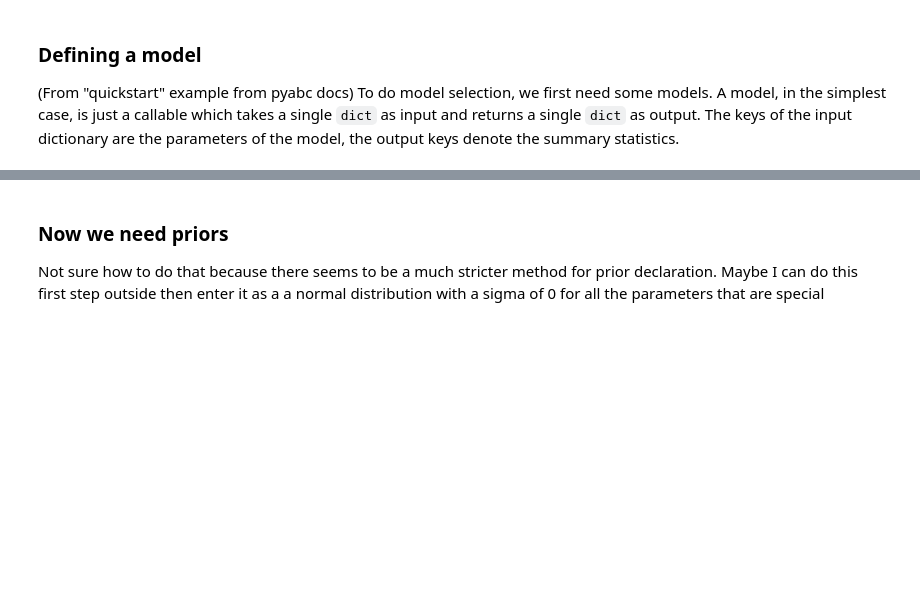
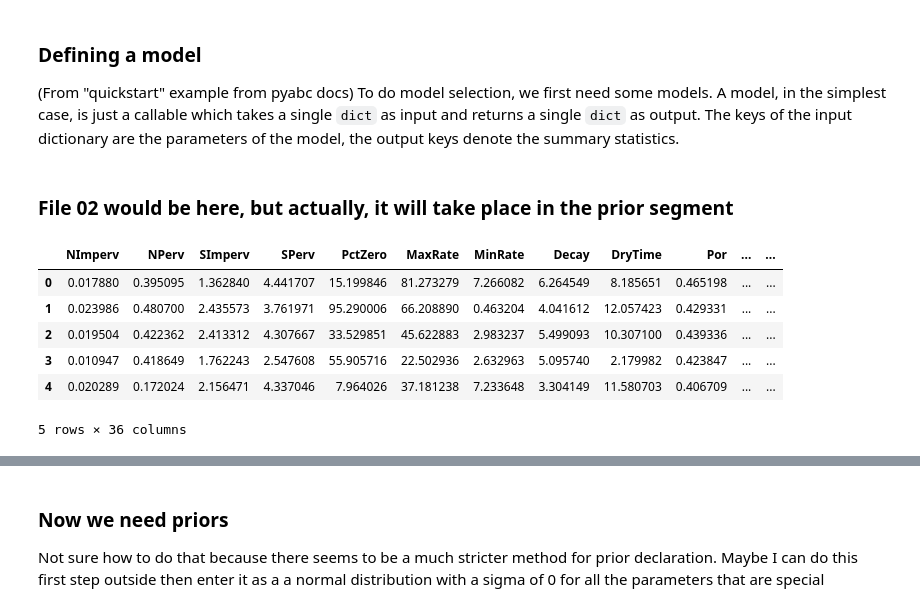
Before and after one commit to puruckertom/chelsvig_urban_pesticides, a Jupyter notebook: jupyter_notebooks/pyabc_designing_my_model.ipynb, the cells around one changed output, grey strips where cells are left out. Drawn from its saved outputs; the diff is of its cells as text; code cells hidden in the pictures; blank space fills up the shorter version.

```diff
--- a/jupyter_notebooks/pyabc_designing_my_model.ipynb
+++ b/jupyter_notebooks/pyabc_designing_my_model.ipynb
@@ -72,0 +86,2 @@ def model(parameters: dict) -> dict:
+# %% [markdown]
+### File 02 would be here, but actually, it will take place in the prior segment
@@ -72,0 +107,12 @@ def model(parameters: dict) -> dict:
+# %%
+pd.concat([pd.read_csv(os.path.join(dir_path, "io", "lhs_sampled_params.csv"), index_col=0),
+                        pd.read_csv(os.path.join(dir_path, "io", "lhs_sampled_params_vvwm.csv"), index_col=0)],
+                      axis = 1)
+# %% [output]
+|  | NImperv | NPerv | SImperv | SPerv | PctZero | MaxRate | MinRate | Decay | DryTime | Por | ... | ... |
+| 0 | 0.017880 | 0.395095 | 1.362840 | 4.441707 | 15.199846 | 81.273279 | 7.266082 | 6.264549 | 8.185651 | 0.465198 | ... | ... |
+| 1 | 0.023986 | 0.480700 | 2.435573 | 3.761971 | 95.290006 | 66.208890 | 0.463204 | 4.041612 | 12.057423 | 0.429331 | ... | ... |
+| 2 | 0.019504 | 0.422362 | 2.413312 | 4.307667 | 33.529851 | 45.622883 | 2.983237 | 5.499093 | 10.307100 | 0.439336 | ... | ... |
+| 3 | 0.010947 | 0.418649 | 1.762243 | 2.547608 | 55.905716 | 22.502936 | 2.632963 | 5.095740 | 2.179982 | 0.423847 | ... | ... |
+| 4 | 0.020289 | 0.172024 | 2.156471 | 4.337046 | 7.964026 | 37.181238 | 7.233648 | 3.304149 | 11.580703 | 0.406709 | ... | ... |
+5 rows × 36 columns
```
Also changed, not shown: parts of 22 cells of this notebook.
